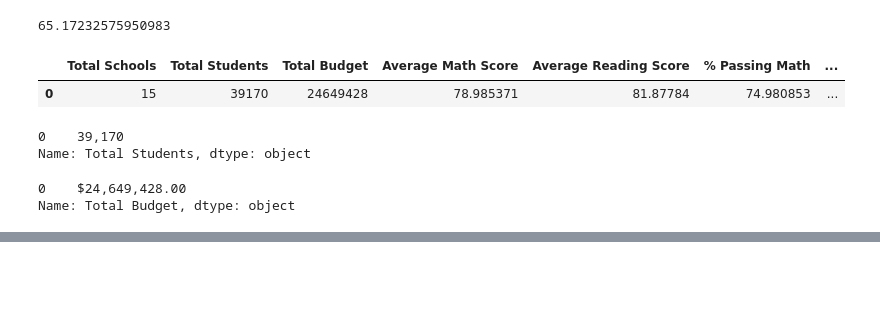
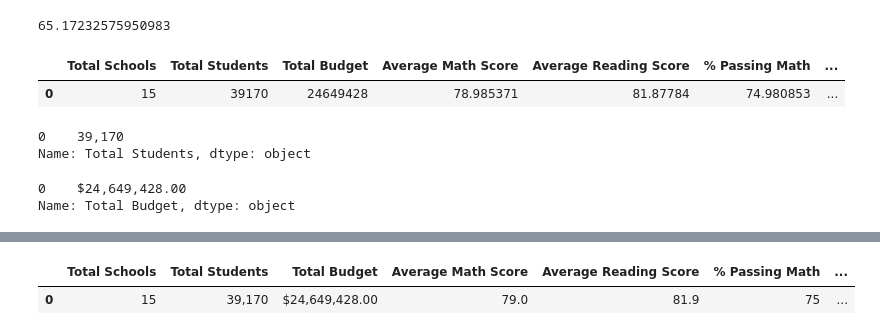
Before and after one commit to eoweed/School_District_Analysis, a Jupyter notebook: PyCitySchools.ipynb, the cells around one changed output, grey strips where cells are left out. Cells and saved outputs as stored; diff of their text form; code cells hidden in the pictures; blank space fills up the shorter version.

Commit message:
added format code to district summary

```diff
--- a/PyCitySchools.ipynb
+++ b/PyCitySchools.ipynb
@@ -295,16 +295,5 @@ district_summary_df["Total Budget"]
 0    $24,649,428.00
 Name: Total Budget, dtype: object
 # %%
-# Format the columns.
-district_summary_df["Average Math Score"] = district_summary_df["Average Math Score"].map("{:.1f}".format(float("Average Math Score"))
-
-district_summary_df["Average Reading Score"] = district_summary_df["Average Reading Score"].map("{:.1f}".format(float("Average Reading Score")))
-
-district_summary_df["% Passing Math"] = district_summary_df["% Passing Math"].map("{:.0f}".format)
-
-district_summary_df["% Passing Reading"] = district_summary_df["% Passing Reading"].map("{:.0f}".format)
-
-district_summary_df["% Overall Passing"] = district_summary_df["% Overall Passing"].map("{:.0f}".format)
-
-district_summary_df
+district_summary_df.dtypes
 # %% [output]
@@ -311,0 +309,16 @@ SyntaxError: invalid syntax (2924352434.py, line 4)
+# %%
+# format average reading and math score to one decimal place
+district_summary_df["Average Math Score"] = district_summary_df["Average Math Score"].map("{:.1f}".format)
+district_summary_df["Average Reading Score"] = district_summary_df["Average Reading Score"].map("{:.1f}".format)
+
+# format % reading and math to nearest whole number
+district_summary_df["% Passing Math"] = district_summary_df["% Passing Math"].map("{:.0f}".format)
+district_summary_df["% Passing Reading"] = district_summary_df["% Passing Reading"].map("{:.0f}".format)
+
+#format % overall to nearest whole number
+district_summary_df["% Overall Passing"] = district_summary_df["% Overall Passing"].map("{:.0f}".format)
+
+district_summary_df
+# %% [output]
+|  | Total Schools | Total Students | Total Budget | Average Math Score | Average Reading Score | % Passing Math | ... |
+| 0 | 15 | 39,170 | $24,649,428.00 | 79.0 | 81.9 | 75 | ... |
```
Also changed, not shown: parts of 2 cells of this notebook.
